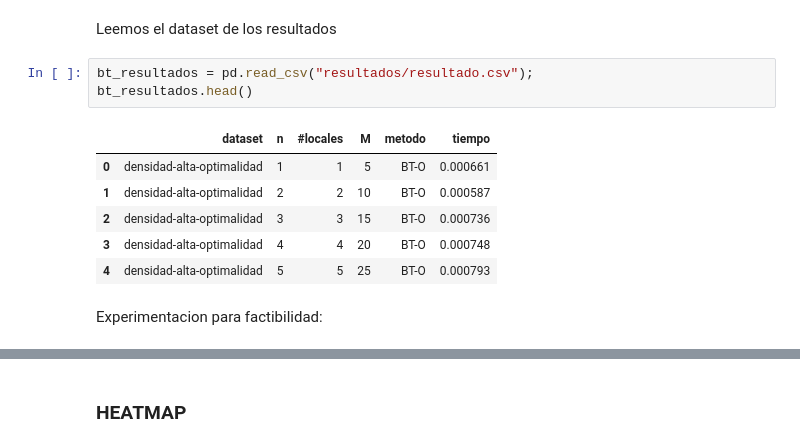
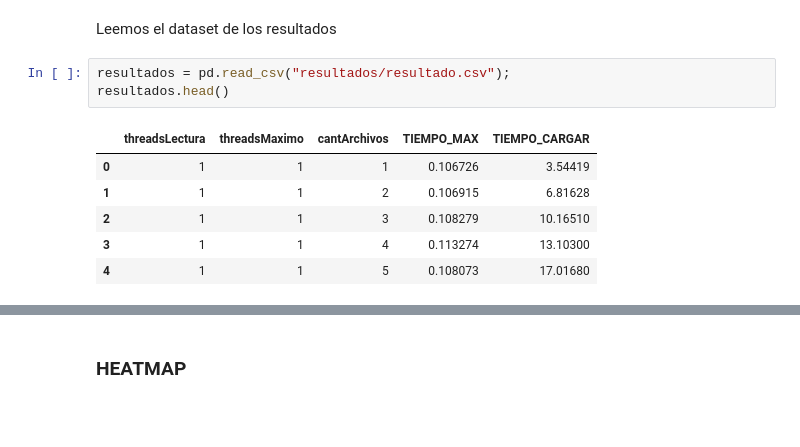
Before and after one commit to sebasbocaccio/SistemasOperativos-TP, a Jupyter notebook: Informe_datos/Plotter.ipynb, the cells around one changed output, grey strips where cells are left out. Drawn from its saved outputs; the diff is of its cells as text; blank space fills up the shorter version.

```diff
--- a/Informe_datos/Plotter.ipynb
+++ b/Informe_datos/Plotter.ipynb
@@ -9,14 +9,12 @@ def correlacion_pearson(data_frame, columna1, columna2):
 # %% [markdown]
 Leemos el dataset de los resultados
 # %%
-bt_resultados = pd.read_csv("resultados/resultado.csv");
-bt_resultados.head()
+resultados = pd.read_csv("resultados/resultado.csv");
+resultados.head()
 # %% [output]
-|  | dataset | n | #locales | M | metodo | tiempo |
-| 0 | densidad-alta-optimalidad | 1 | 1 | 5 | BT-O | 0.000661 |
-| 1 | densidad-alta-optimalidad | 2 | 2 | 10 | BT-O | 0.000587 |
-| 2 | densidad-alta-optimalidad | 3 | 3 | 15 | BT-O | 0.000736 |
-| 3 | densidad-alta-optimalidad | 4 | 4 | 20 | BT-O | 0.000748 |
-| 4 | densidad-alta-optimalidad | 5 | 5 | 25 | BT-O | 0.000793 |
+|  | threadsLectura | threadsMaximo | cantArchivos | TIEMPO_MAX | TIEMPO_CARGAR |
+| 0 | 1 | 1 | 1 | 0.106726 | 3.54419 |
+| 1 | 1 | 1 | 2 | 0.106915 | 6.81628 |
+| 2 | 1 | 1 | 3 | 0.108279 | 10.16510 |
+| 3 | 1 | 1 | 4 | 0.113274 | 13.10300 |
+| 4 | 1 | 1 | 5 | 0.108073 | 17.01680 |
-# %% [markdown]
-Experimentacion para factibilidad:
```
Also changed, not shown: parts of 35 cells of this notebook, 3 other files.
